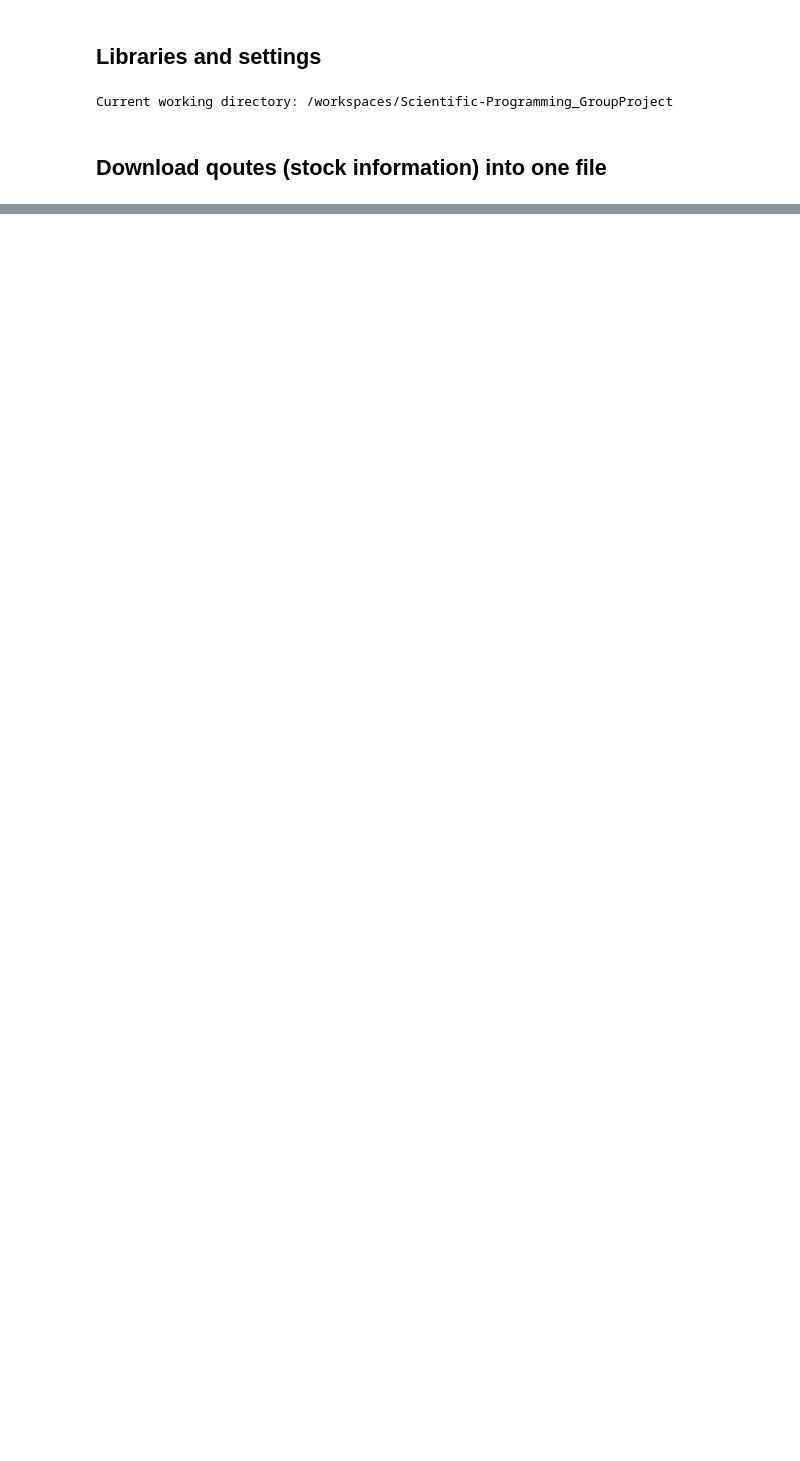
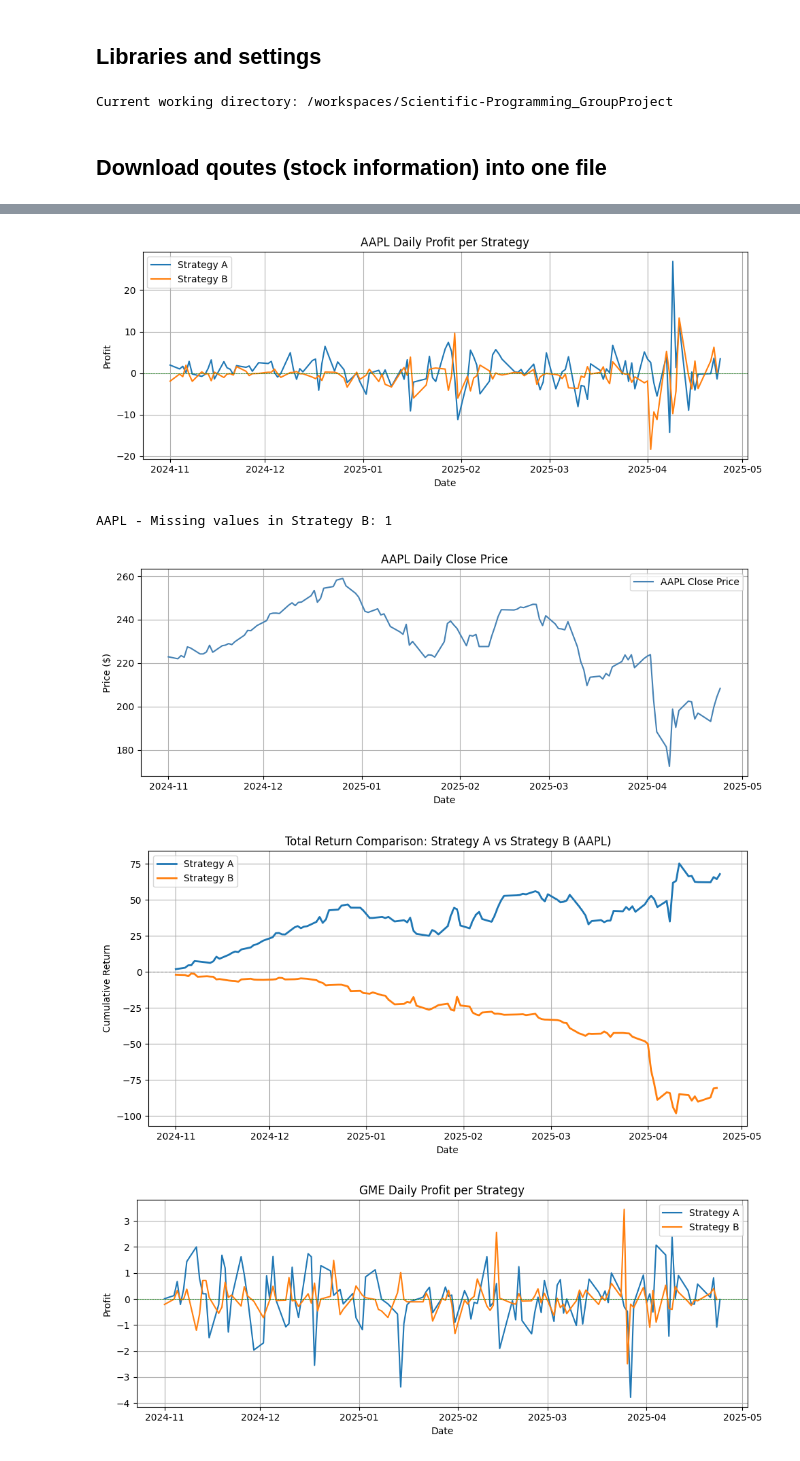
Before and after one commit to buehlana/Scientific-Programming_GroupProject, a Jupyter notebook: code.ipynb, the cells around one changed output, grey strips where cells are left out. Drawn from its saved outputs; the diff is of its cells as text; code cells hidden in the pictures; blank space fills up the shorter version.

Commit message:
changes made to the code and data files

```diff
--- a/code.ipynb
+++ b/code.ipynb
@@ -206,0 +285,56 @@ plt.show()
+# %%
+# Loop through each stock symbol
+for stock in processed_df['Symbol'].unique():
+    stock_data = processed_df[processed_df['Symbol'] == stock].copy()
+    stock_data['Date'] = pd.to_datetime(stock_data['Date'])
+
+    # Plot daily profits (Strategy A & B)
+    plt.figure(figsize=(10, 4))
+    plt.plot(stock_data['Date'], stock_data['Strategy_A'], label='Strategy A')
+    plt.plot(stock_data['Date'], stock_data['Strategy_B'], label='Strategy B')
+    plt.title(f'{stock} Daily Profit per Strategy')
+    plt.xlabel('Date')
+    plt.ylabel('Profit')
+    plt.axhline(0, color='green', linestyle='--', linewidth=0.5)
+    plt.legend()
+    plt.grid(True)
+    plt.tight_layout()
+    plt.show()
+
+    # Count and print missing values in Strategy B
+    missing_b = stock_data['Strategy_B'].isna().sum()
+    print(f"{stock} - Missing values in Strategy B: {missing_b}")
+
+    # Plot daily closing price
+    plt.figure(figsize=(10, 4))
+    plt.plot(stock_data['Date'], stock_data['Close'], label=f'{stock} Close Price', color='steelblue')
+    plt.title(f'{stock} Daily Close Price')
+    plt.xlabel('Date')
+    plt.ylabel('Price ($)')
+    plt.grid(True)
+    plt.legend()
+    plt.tight_layout()
+    plt.show()
+
+    # Calculate cumulative returns
+    cumulative_a = stock_data['Strategy_A'].cumsum()
+    cumulative_b = stock_data['Strategy_B'].cumsum()
+
+    # Plot cumulative returns
+    plt.figure(figsize=(10, 5))
+    plt.plot(stock_data['Date'], cumulative_a, label='Strategy A', linewidth=2)
+    plt.plot(stock_data['Date'], cumulative_b, label='Strategy B', linewidth=2)
+    plt.title(f'Total Return Comparison: Strategy A vs Strategy B ({stock})')
+    plt.xlabel('Date')
+    plt.ylabel('Cumulative Return')
+    plt.axhline(0, color='gray', linestyle='--', linewidth=0.8)
+    plt.legend()
+    plt.grid(True)
+    plt.tight_layout()
+    plt.show()
+# %% [output]
+[figure, added]
+AAPL - Missing values in Strategy B: 1
+[figure, added]
+[figure, added]
+[figure, added]
```
Also changed, not shown: parts of 17 cells of this notebook, 3 other files.
